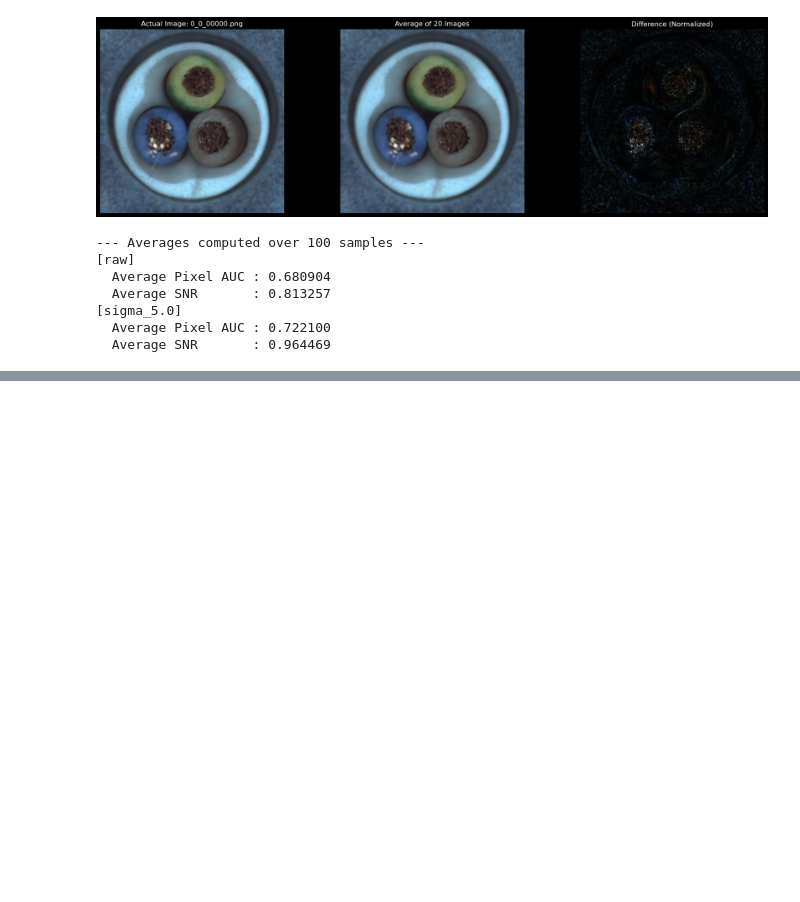
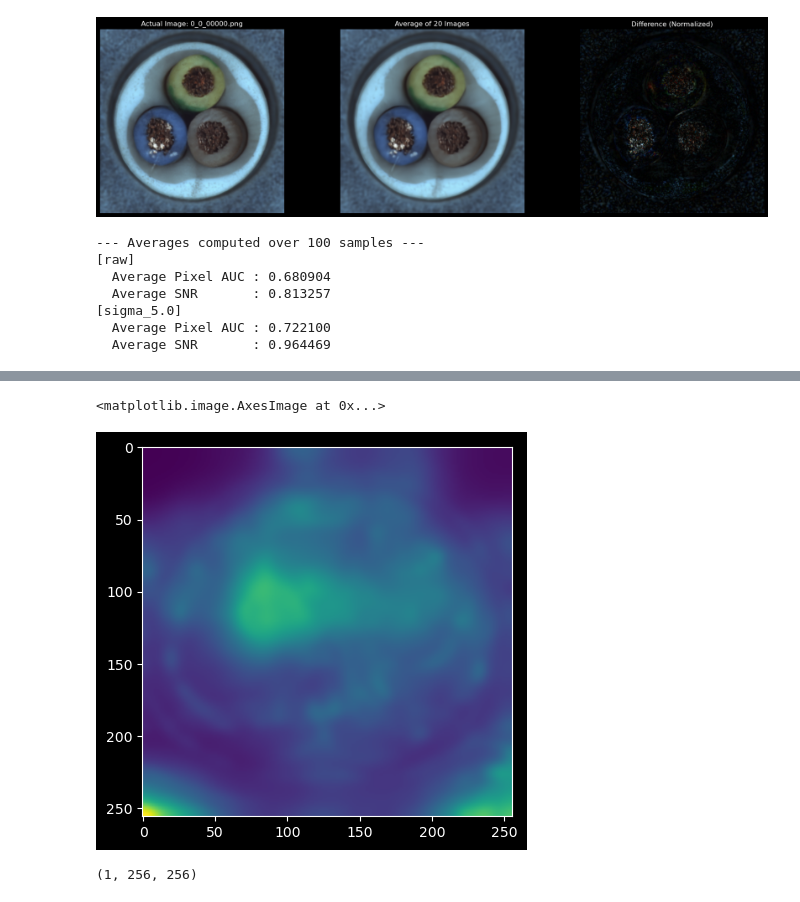
Before and after one commit to KheirAli/Statistical_OOD_detection, a Jupyter notebook: test.ipynb, the cells around one changed output, grey strips where cells are left out. Saved outputs shown, nothing was run; the diff lists cells and outputs as text; code cells hidden in the pictures; blank space fills up the shorter version.

```diff
--- a/test.ipynb
+++ b/test.ipynb
@@ -168,0 +175,14 @@ for sigma_k in ['raw', 'sigma_5.0']:
+# %%
+import numpy as np
+import matplotlib.pyplot as plt
+temp = np.load("/data/akherandish3/Statistical_OOD_detection/DDAD/results/CTsample99_heatmap.npy")
+# temp = np.load("/data/akherandish3/Statistical_OOD_detection/DDAD/results/CTsample72_heatmap.npy")
+mask = plt.imread("/data/akheirandish3/mvtec_ad/CT/ground_truth/random/image_0083_mask.png")
+plt.imshow(temp[0])
+# %% [output]
+<matplotlib.image.AxesImage at 0x...>
+[figure, added]
+# %%
+print(temp.shape)
+# %% [output]
+(1, 256, 256)
```
Also changed, not shown: parts of 9 cells of this notebook, 55 other files.
